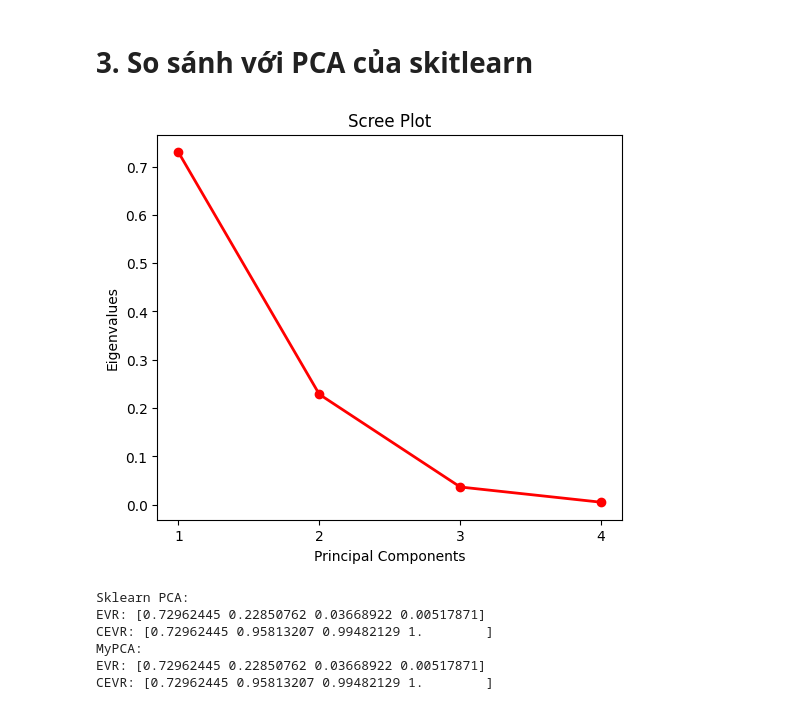
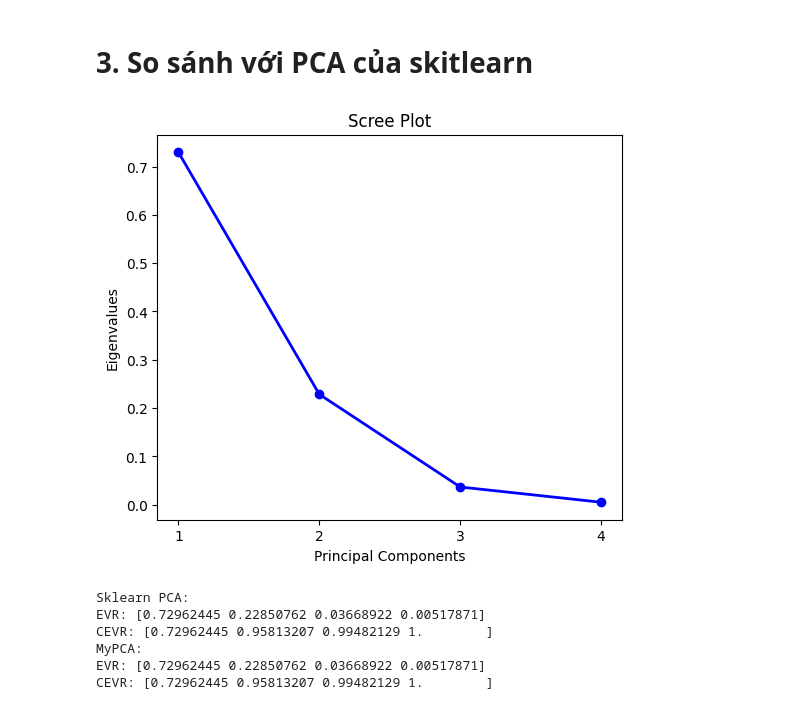
Before and after one commit to khoaoe/HCMUS-MathAI-Lab2-PCAAndClustering, a Jupyter notebook: PCA/pca.ipynb, the cells around one changed output. Drawn from its saved outputs; the diff is of its cells as text; code cells hidden in the pictures.

Commit message:
feat(visualize): Create visualize function
Using Scree plot

```diff
--- a/PCA/pca.ipynb
+++ b/PCA/pca.ipynb
@@ -73,10 +73,11 @@ pca_iris = MyPCA(n_components=k)
 X2_iris = pca_iris.fit_transform(X_iris_std)
 # %%
 # Scree plot
-plt.figure(figsize=(6,5))
-plt.plot(pca_iris.explained_variance_ratio_, 'ro-', linewidth=2)
-plt.title('Scree Plot')
-plt.xticks(range(len(pca_iris.explained_variance_ratio_)), range(1, len(pca_iris.explained_variance_ratio_) + 1))
-plt.xlabel('Principal Components')
-plt.ylabel('Eigenvalues')
-plt.show()
+def scree_plot(pca, color='ro-'):
+    plt.figure(figsize=(6,5))
+    plt.plot(pca.explained_variance_ratio_, color, linewidth=2)
+    plt.title('Scree Plot')
+    plt.xticks(range(len(pca.explained_variance_ratio_)), range(1, len(pca.explained_variance_ratio_) + 1))
+    plt.xlabel('Principal Components')
+    plt.ylabel('Eigenvalues')
+    plt.show()
@@ -96,17 +99,10 @@ from sklearn.decomposition import PCA
 # %%
 pca_sklearn = PCA(n_components=k)
 X2_iris_sklearn = pca_sklearn.fit_transform(X_iris_std)
-# %%
-# Scree plot
-plt.figure(figsize=(6,5))
-plt.plot(pca_sklearn.explained_variance_ratio_, 'ro-', linewidth=2)
-plt.title('Scree Plot')
-plt.xticks(range(len(pca_sklearn.explained_variance_ratio_)), range(1, len(pca_sklearn.explained_variance_ratio_) + 1))
-plt.xlabel('Principal Components')
-plt.ylabel('Eigenvalues')
-plt.show()
-# %% [output]
-[figure, removed]
+# %%
+scree_plot(pca_sklearn, color='bo-')
+# %% [output]
+[figure, added]
 # %%
 # so sanh 2 PCA
 print("Sklearn PCA:")
```
Also changed, not shown: parts of 2 cells of this notebook.
